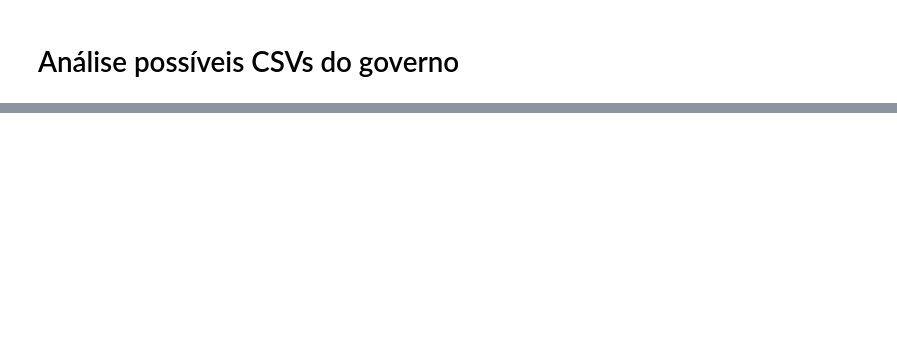
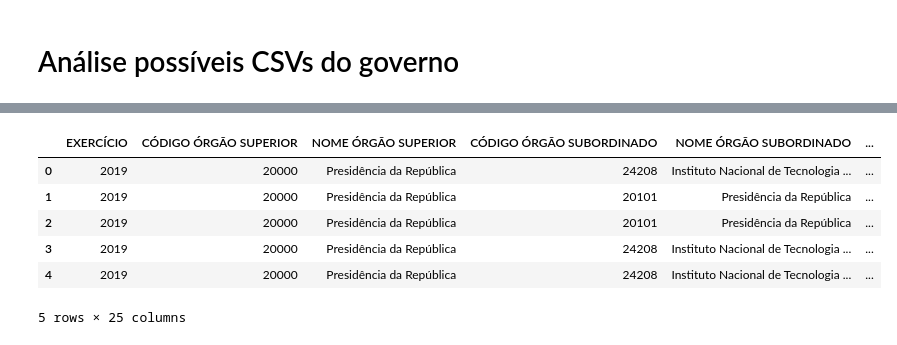
Before and after one commit to PanGeia-Study-Group/Analise_orcamento, a Jupyter notebook: codigo/Untitled.ipynb, the cells around one changed output, grey strips where cells are left out. Cells and saved outputs as stored; diff of their text form; code cells hidden in the pictures; blank space fills up the shorter version.

```diff
--- a/codigo/Untitled.ipynb
+++ b/codigo/Untitled.ipynb
@@ -50,0 +72,10 @@ df[df['CÓDIGO ÓRGÃO SUPERIOR'] == 26000]['VALOR REALIZADO'].sum()
+# %%
+df2.head(5)
+# %% [output]
+|  | EXERCÍCIO | CÓDIGO ÓRGÃO SUPERIOR | NOME ÓRGÃO SUPERIOR | CÓDIGO ÓRGÃO SUBORDINADO | NOME ÓRGÃO SUBORDINADO | ... |
+| 0 | 2019 | 20000 | Presidência da República | 24208 | Instituto Nacional de Tecnologia ... | ... |
+| 1 | 2019 | 20000 | Presidência da República | 20101 | Presidência da República | ... |
+| 2 | 2019 | 20000 | Presidência da República | 20101 | Presidência da República | ... |
+| 3 | 2019 | 20000 | Presidência da República | 24208 | Instituto Nacional de Tecnologia ... | ... |
+| 4 | 2019 | 20000 | Presidência da República | 24208 | Instituto Nacional de Tecnologia ... | ... |
+5 rows × 25 columns
```
Also changed, not shown: parts of 11 cells of this notebook.
